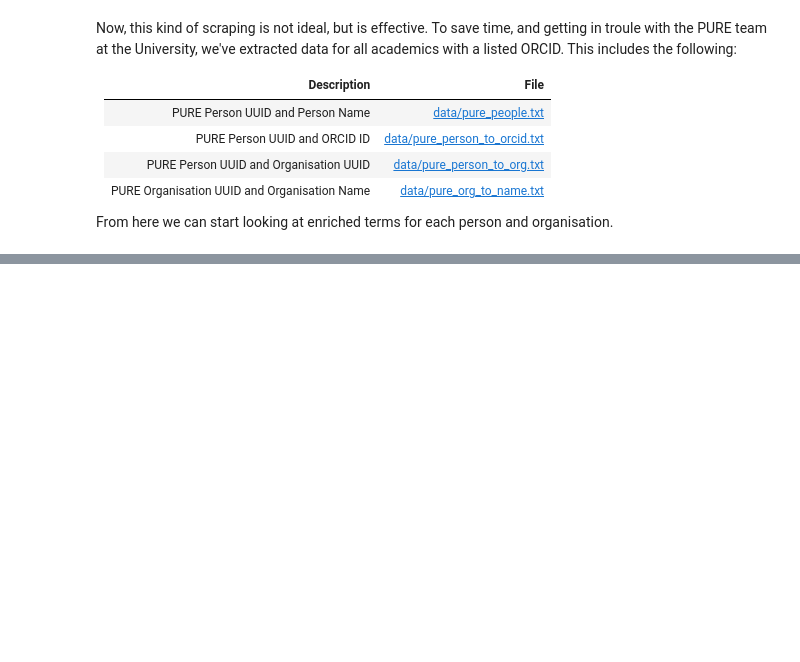
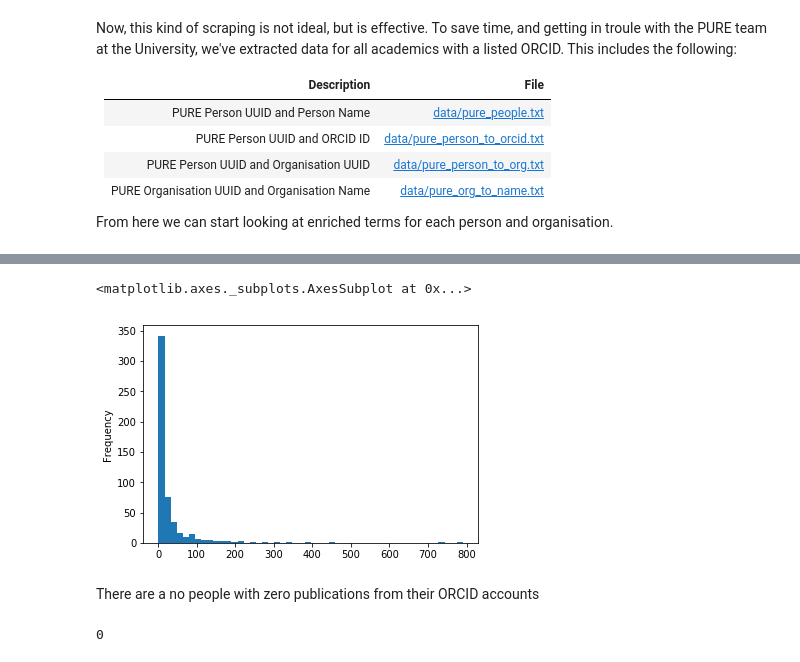
Before and after one commit to elswob/JGI-Data-Week-2019, a Jupyter notebook: Step1-people-and-publications.ipynb, the cells around one changed output, grey strips where cells are left out. Saved outputs shown, nothing was run; the diff lists cells and outputs as text; code cells hidden in the pictures; blank space fills up the shorter version.

```diff
--- a/Step1-people-and-publications.ipynb
+++ b/Step1-people-and-publications.ipynb
@@ -260,0 +296,5 @@ From here we can start looking at enriched terms for each person and organisatio
+# %%
+#ORCID to PubMed identifiers
+orcidToPubmed = pd.read_csv('data/orcid.tsv',sep='\t')
+print(orcidToPubmed.shape)
+print(orcidToPubmed.head())
@@ -260,0 +309,12 @@ From here we can start looking at enriched terms for each person and organisatio
+# %%
+posPub=orcidToPubmed['orcid_id'].value_counts()>0
+orcidToPubmed['orcid_id'].value_counts()[posPub].plot.hist(bins = 50)
+# %% [output]
+<matplotlib.axes._subplots.AxesSubplot at 0x...>
+[figure, added]
+# %% [markdown]
+There are a no people with zero publications from their ORCID accounts
+# %%
+(orcidToPubmed['orcid_id'].value_counts()==0).sum()
+# %% [output]
+0
```
Also changed, not shown: parts of 17 cells of this notebook, 1 other file.
